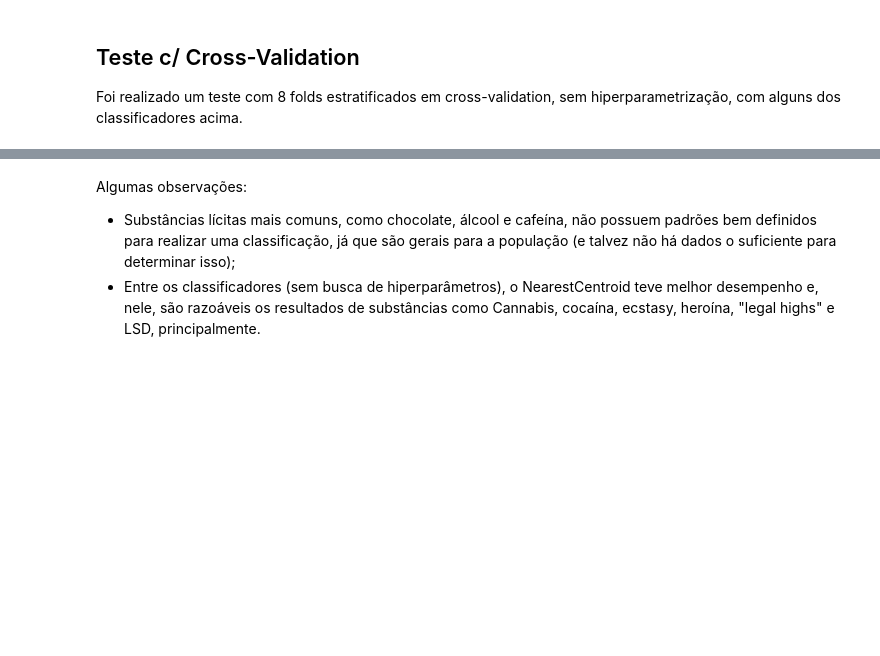
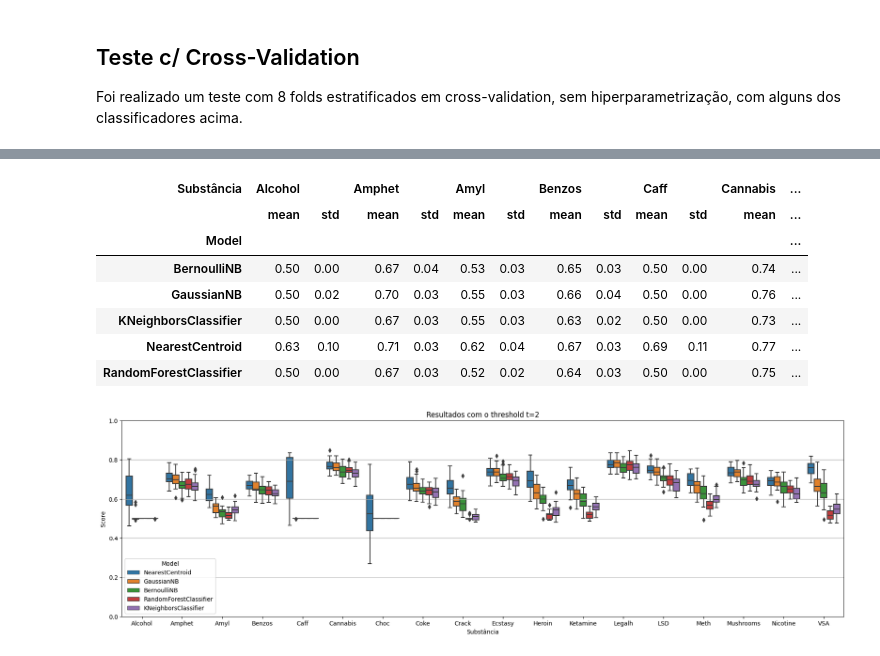
Before and after one commit to intel-comp-saude-ufes/2024-1-P1-Drug-Consumption, a Jupyter notebook: classification.ipynb, the cells around one changed output, grey strips where cells are left out. Saved outputs shown, nothing was run; the diff lists cells and outputs as text; code cells hidden in the pictures; blank space fills up the shorter version.

```diff
--- a/classification.ipynb
+++ b/classification.ipynb
@@ -66,11 +66,14 @@ Name: Semer, dtype: int64
 ## Análise de Características
 Podemos tentar analisar o quão essenciais algumas características podem ser em relação à variação dos dados. Dessa forma, podemos selecionar um subconjunto que possa classificar e generalizar melhor os modelos.
 # %%
-# Ignorando o país de residência + nominais + droga fictícia + etnia.
-ignore_cols = ["Country", "Age_", "Education_", "Semer", "Semer_", "Ethnicity"] + [
-    x + "_" for x in ut.drugs
-]
-data_ = data_filtered.drop(columns=ut.drugs).drop(columns=ignore_cols)
+# Ignorando o país de residência + nominais + droga fictícia.
+ignore_cols = (
+    ["Country", "Age_", "Education_", "Semer", "Semer_", "Ethnicity"]
+    + [x + "_" for x in ut.drugs]
+    + ut.drugs
+)
+
+X = data_filtered.drop(columns=ignore_cols)
 # %%
 from sklearn.feature_selection import SelectKBest
 
@@ -281,9 +259,5 @@ Foi realizado um teste com 8 folds estratificados em cross-validation, sem hiper
 # %%
-for t in [2, 3, 4]:
-    X = data_filtered.drop(columns=ut.drugs + ignore_cols)
-    labels = data_filtered[ut.drugs].applymap(ut.threshold, t=[t])
+t = 2
+labels = data_filtered[ut.drugs].applymap(ut.threshold, t=[t])
 
-    results, _ = ut.test_classifiers(X, labels)
-
-    ut.boxplot(results, f"Resultados com o threshold t={t}")
-    display(ut.show_statistics(results))
+results, cm = ut.test_classifiers(X, labels)
@@ -324,4 +264,14 @@ for t in [2, 3, 4]:
-# %% [markdown]
-Algumas observações:
-- Substâncias lícitas mais comuns, como chocolate, álcool e cafeína, não possuem padrões bem definidos para realizar uma classificação, já que são gerais para a população (e talvez não há dados o suficiente para determinar isso);
-- Entre os classificadores (sem busca de hiperparâmetros), o NearestCentroid teve melhor desempenho e, nele, são razoáveis os resultados de substâncias como Cannabis, cocaína, ecstasy, heroína, "legal highs" e LSD, principalmente.
+# %%
+fig = ut.boxplot(results, f"Resultados com o threshold t={t}", refs=None, lims=(0, 1))
+fig.savefig("figures/common.svg")
+ut.show_statistics(results)
+# %% [output]
+| Substância | Alcohol |  | Amphet |  | Amyl |  | Benzos |  | Caff |  | Cannabis | ... |
+|  | mean | std | mean | std | mean | std | mean | std | mean | std | mean | ... |
+| Model |  |  |  |  |  |  |  |  |  |  |  | ... |
+| BernoulliNB | 0.50 | 0.00 | 0.67 | 0.04 | 0.53 | 0.03 | 0.65 | 0.03 | 0.50 | 0.00 | 0.74 | ... |
+| GaussianNB | 0.50 | 0.02 | 0.70 | 0.03 | 0.55 | 0.03 | 0.66 | 0.04 | 0.50 | 0.00 | 0.76 | ... |
+| KNeighborsClassifier | 0.50 | 0.00 | 0.67 | 0.03 | 0.55 | 0.03 | 0.63 | 0.02 | 0.50 | 0.00 | 0.73 | ... |
+| NearestCentroid | 0.63 | 0.10 | 0.71 | 0.03 | 0.62 | 0.04 | 0.67 | 0.03 | 0.69 | 0.11 | 0.77 | ... |
+| RandomForestClassifier | 0.50 | 0.00 | 0.67 | 0.03 | 0.52 | 0.02 | 0.64 | 0.03 | 0.50 | 0.00 | 0.75 | ... |
+[figure, added]
```
Also changed, not shown: parts of 14 cells of this notebook, 5 other files.
